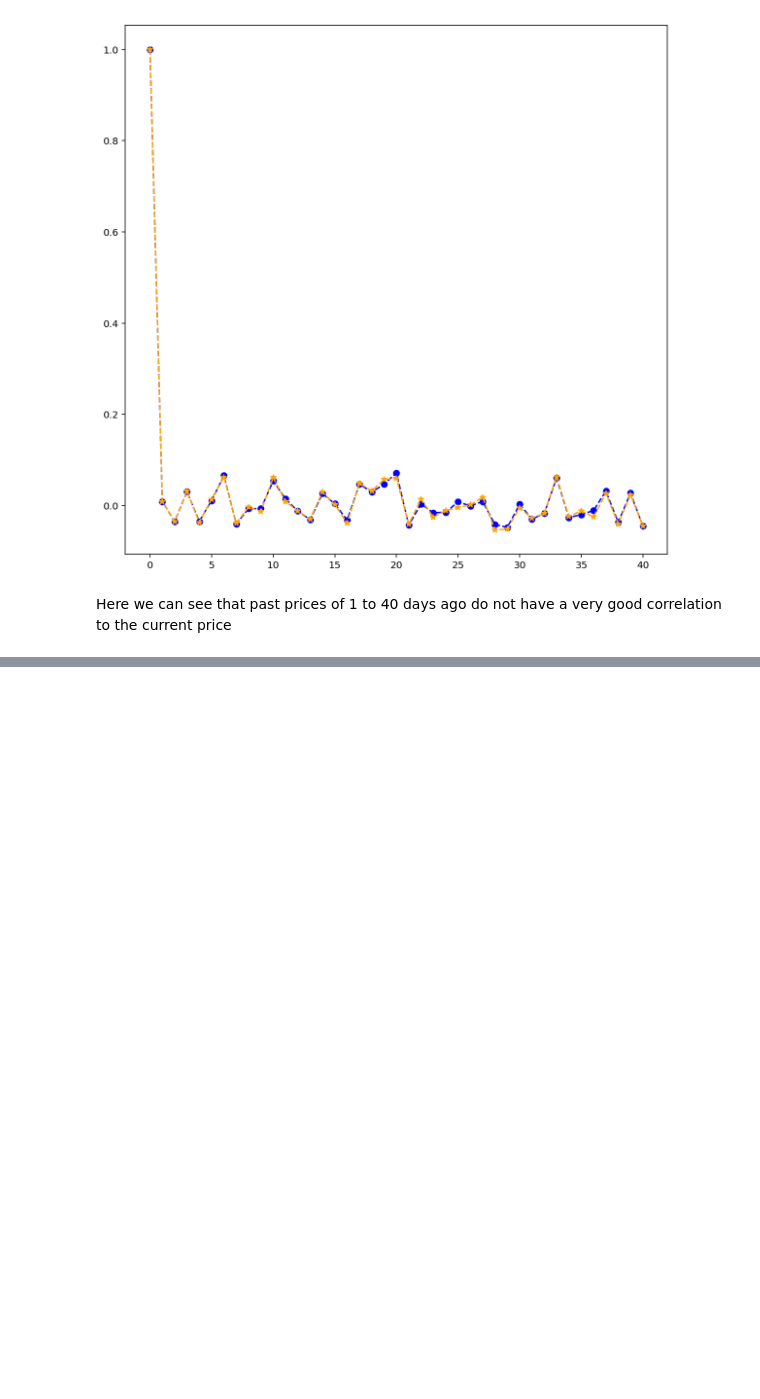
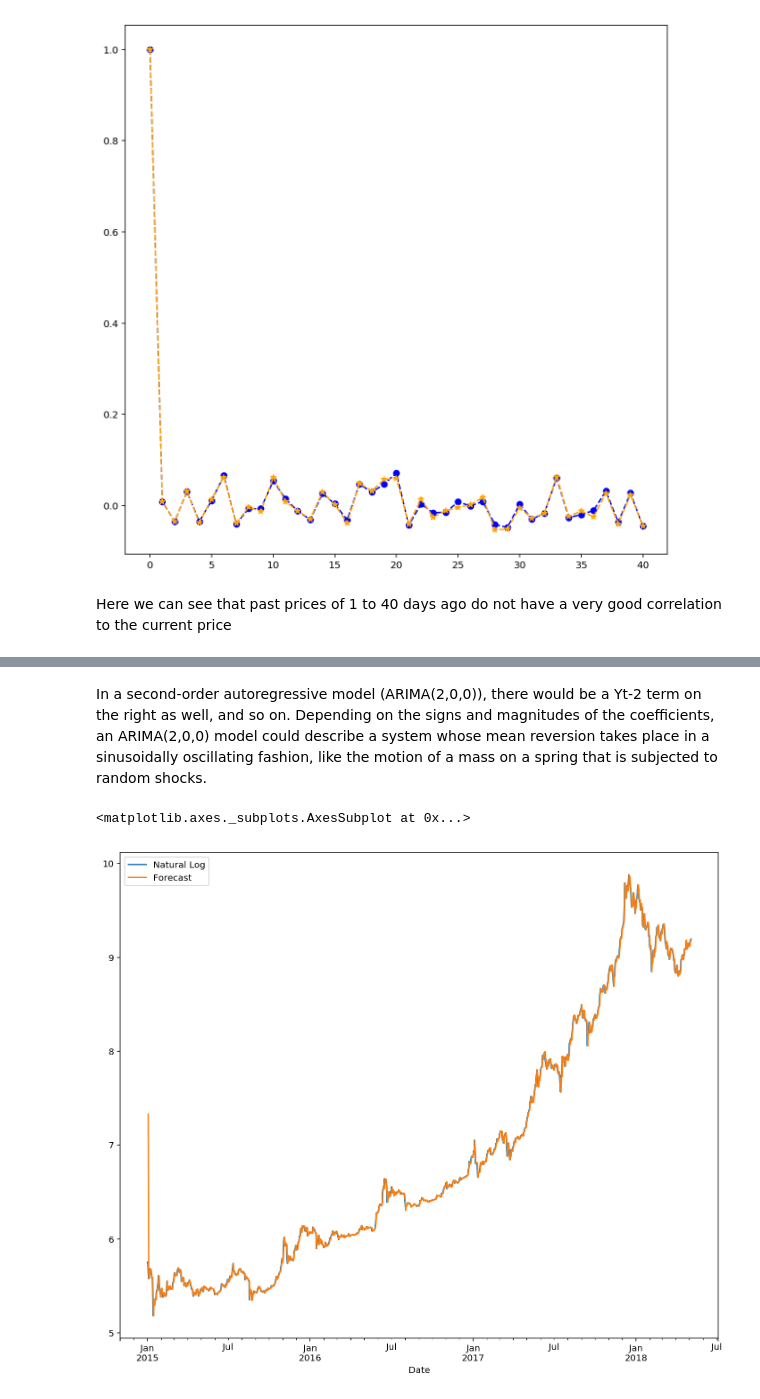
Before and after one commit to WillHTam/bitcoin-streamer-lstm, a Jupyter notebook: processor/statistical_analysis.ipynb, the cells around one changed output, grey strips where cells are left out. Cells and saved outputs as stored; diff of their text form; code cells hidden in the pictures; blank space fills up the shorter version.

```diff
--- a/processor/statistical_analysis.ipynb
+++ b/processor/statistical_analysis.ipynb
@@ -111,0 +146,10 @@ Here we can see that past prices of 1 to 40 days ago do not have a very good cor
+# %% [markdown]
+In a second-order autoregressive model (ARIMA(2,0,0)), there would be a Yt-2  term on the right as well, and so on.  Depending on the signs and magnitudes of the coefficients, an ARIMA(2,0,0) model could describe a system whose mean reversion takes place in a sinusoidally oscillating fashion, like the motion of a mass on a spring that is subjected to random shocks.
+# %%
+model = sa.tsa.ARIMA(bdata['Natural Log'].dropna().iloc[2:], order=(2, 0, 0))
+results = model.fit(disp=-1)
+bdata['Forecast'] = results.fittedvalues
+bdata[['Natural Log', 'Forecast']].plot(figsize=(12, 10))
+# %% [output]
+<matplotlib.axes._subplots.AxesSubplot at 0x...>
+[figure, added]
```
Also changed, not shown: parts of 13 cells of this notebook.
